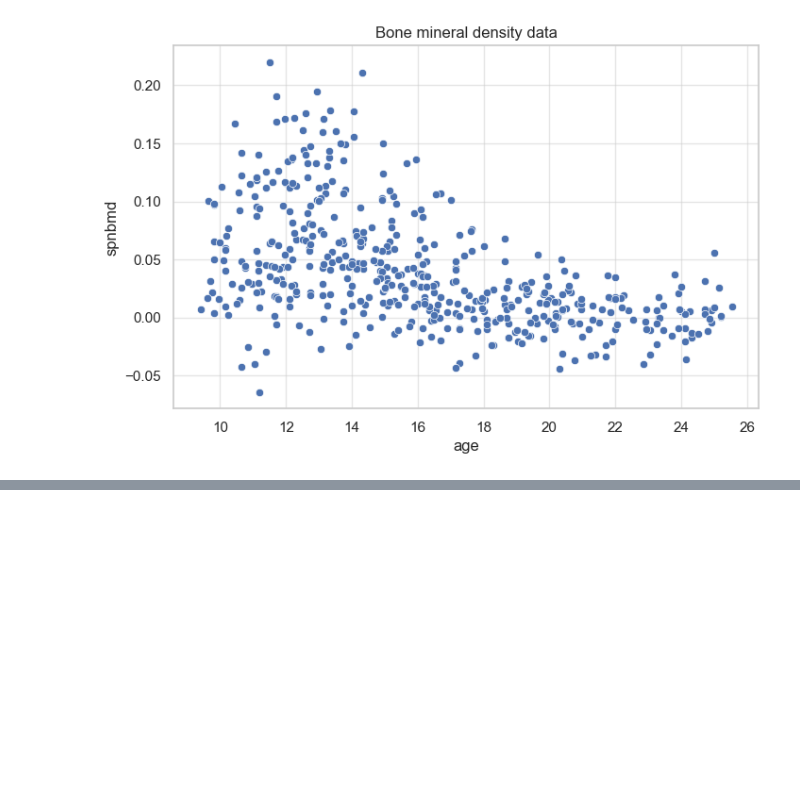
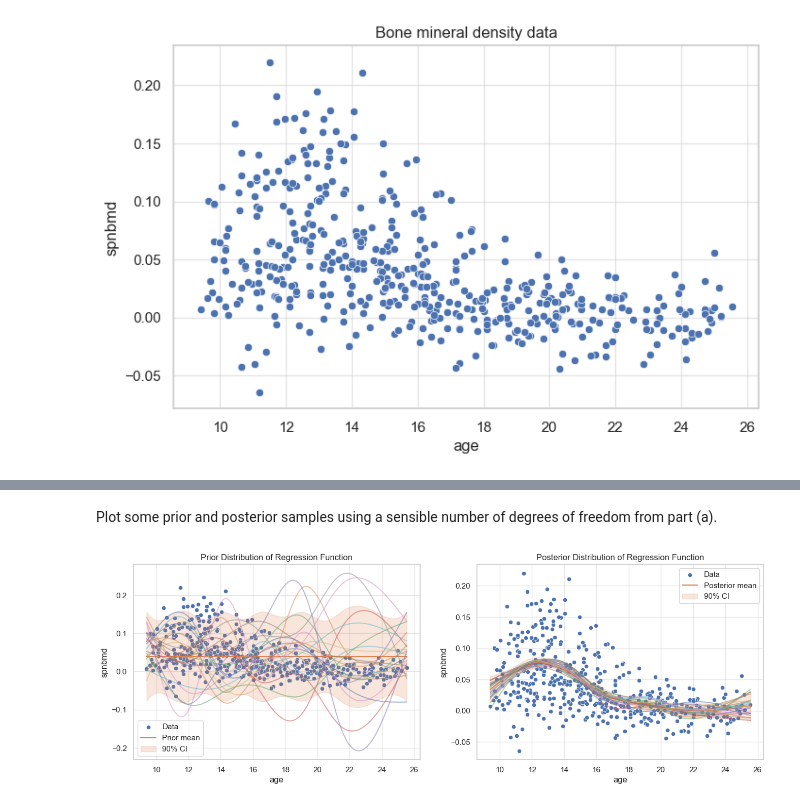
Before and after one commit to chris-leonard/elements-of-statistical-learning, a Jupyter notebook: chapter-8/chapter-8-exercises.ipynb, the cells around one changed output, grey strips where cells are left out. Cells and saved outputs as stored; diff of their text form; code cells hidden in the pictures; blank space fills up the shorter version.

```diff
--- a/chapter-8/chapter-8-exercises.ipynb
+++ b/chapter-8/chapter-8-exercises.ipynb
@@ -489,0 +429,14 @@ plt.show()
+# %% [markdown]
+Plot some prior and posterior samples using a sensible number of degrees of freedom from part (a).
+# %%
+bayesian_model = BayesianCubicSplines(
+    bone_data['age'],
+    bone_data['spnbmd'],
+    dof=7,
+    tau=0.005,
+)
+fig, axs = plt.subplots(ncols=2, figsize=(16, 5))
+bayesian_model.plot_prior(n_samples=20, confidence_level=0.9, title="Prior Distribution of Regression Function", ax=axs[0])
+bayesian_model.plot_posterior(n_samples=20, confidence_level=0.9, title="Posterior Distribution of Regression Function", ax=axs[1]);
+# %% [output]
+[figure, added]
```
Also changed, not shown: parts of 47 cells of this notebook.
